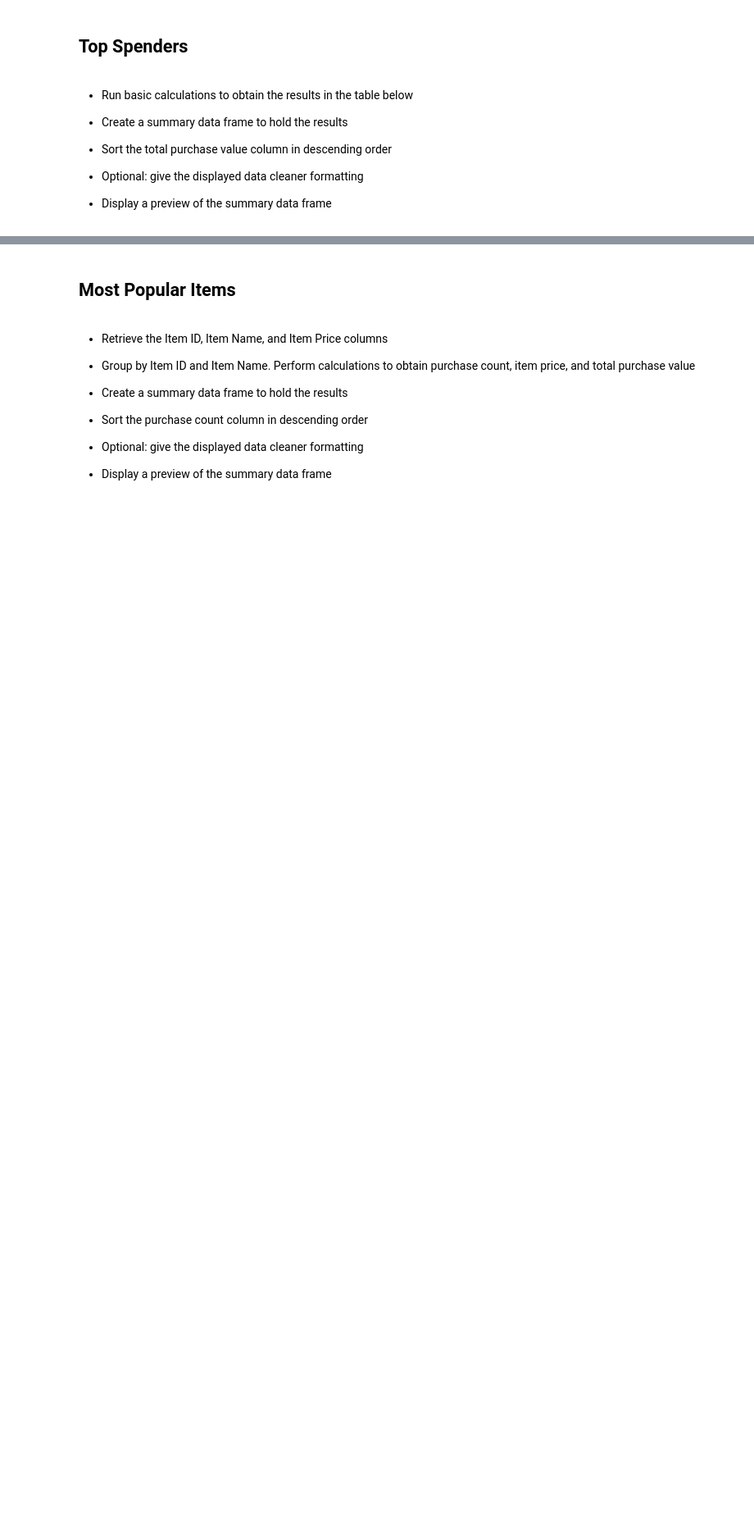
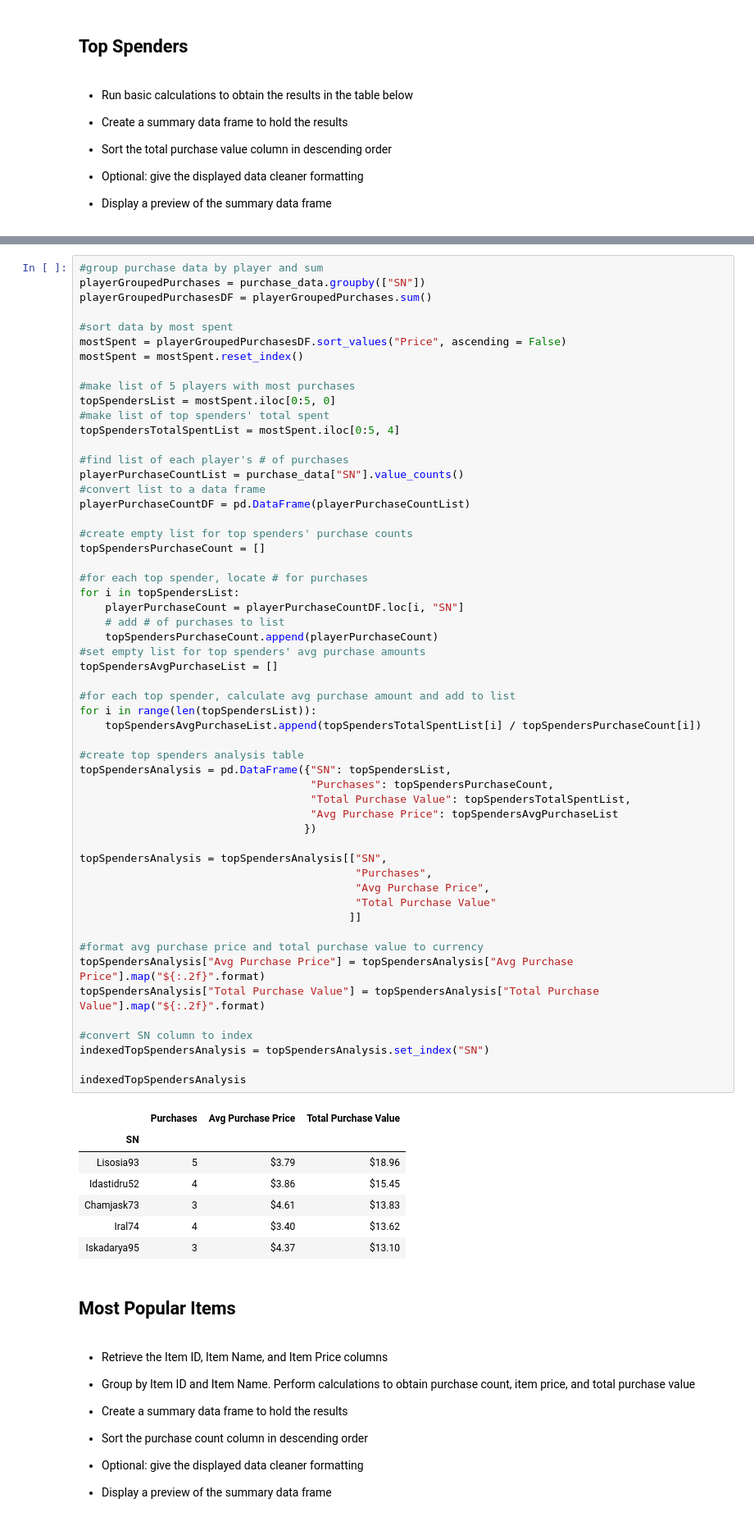
Before and after one commit to sruelle/pandas-challenge, a Jupyter notebook: HeroesofPymoli/HeroesOfPymoli_starter.ipynb, the cells around one changed output, grey strips where cells are left out. Shown at 82% size. Saved outputs shown, nothing was run; the diff lists cells and outputs as text; blank space fills up the shorter version.

```diff
--- a/HeroesofPymoli/HeroesOfPymoli_starter.ipynb
+++ b/HeroesofPymoli/HeroesOfPymoli_starter.ipynb
@@ -212,3 +339,66 @@ pd.DataFrame(purchase_data["Gender"].value_counts())
+# %%
+#group purchase data by player and sum
+playerGroupedPurchases = purchase_data.groupby(["SN"])
+playerGroupedPurchasesDF = playerGroupedPurchases.sum()
+
+#sort data by most spent
+mostSpent = playerGroupedPurchasesDF.sort_values("Price", ascending = False)
+mostSpent = mostSpent.reset_index()
+
+#make list of 5 players with most purchases
+topSpendersList = mostSpent.iloc[0:5, 0]
+#make list of top spenders' total spent
+topSpendersTotalSpentList = mostSpent.iloc[0:5, 4]
+
+#find list of each player's # of purchases
+playerPurchaseCountList = purchase_data["SN"].value_counts()
+#convert list to a data frame
+playerPurchaseCountDF = pd.DataFrame(playerPurchaseCountList)
+
+#create empty list for top spenders' purchase counts
+topSpendersPurchaseCount = []
+
+#for each top spender, locate # for purchases
+for i in topSpendersList:
+    playerPurchaseCount = playerPurchaseCountDF.loc[i, "SN"]
+    # add # of purchases to list
+    topSpendersPurchaseCount.append(playerPurchaseCount)
+#set empty list for top spenders' avg purchase amounts
+topSpendersAvgPurchaseList = []
+
+#for each top spender, calculate avg purchase amount and add to list
+for i in range(len(topSpendersList)):
+    topSpendersAvgPurchaseList.append(topSpendersTotalSpentList[i] / topSpendersPurchaseCount[i])
+
+#create top spenders analysis table
+topSpendersAnalysis = pd.DataFrame({"SN": topSpendersList,
+                                    "Purchases": topSpendersPurchaseCount,
+                                    "Total Purchase Value": topSpendersTotalSpentList,
+                                    "Avg Purchase Price": topSpendersAvgPurchaseList
+                                   })
+
+topSpendersAnalysis = topSpendersAnalysis[["SN",
+                                           "Purchases",
+                                           "Avg Purchase Price",
+                                           "Total Purchase Value"
+                                          ]]
+
+#format avg purchase price and total purchase value to currency
+topSpendersAnalysis["Avg Purchase Price"] = topSpendersAnalysis["Avg Purchase Price"].map("${:.2f}".format)
+topSpendersAnalysis["Total Purchase Value"] = topSpendersAnalysis["Total Purchase Value"].map("${:.2f}".format)
+
+#convert SN column to index
+indexedTopSpendersAnalysis = topSpendersAnalysis.set_index("SN")
+
+indexedTopSpendersAnalysis
+# %% [output]
+|  | Purchases | Avg Purchase Price | Total Purchase Value |
+| SN |  |  |  |
+| Lisosia93 | 5 | $3.79 | $18.96 |
+| Idastidru52 | 4 | $3.86 | $15.45 |
+| Chamjask73 | 3 | $4.61 | $13.83 |
+| Iral74 | 4 | $3.40 | $13.62 |
+| Iskadarya95 | 3 | $4.37 | $13.10 |
 # %% [markdown]
 ## Most Popular Items
 # %% [markdown]
```
Also changed, not shown: parts of 13 cells of this notebook.
